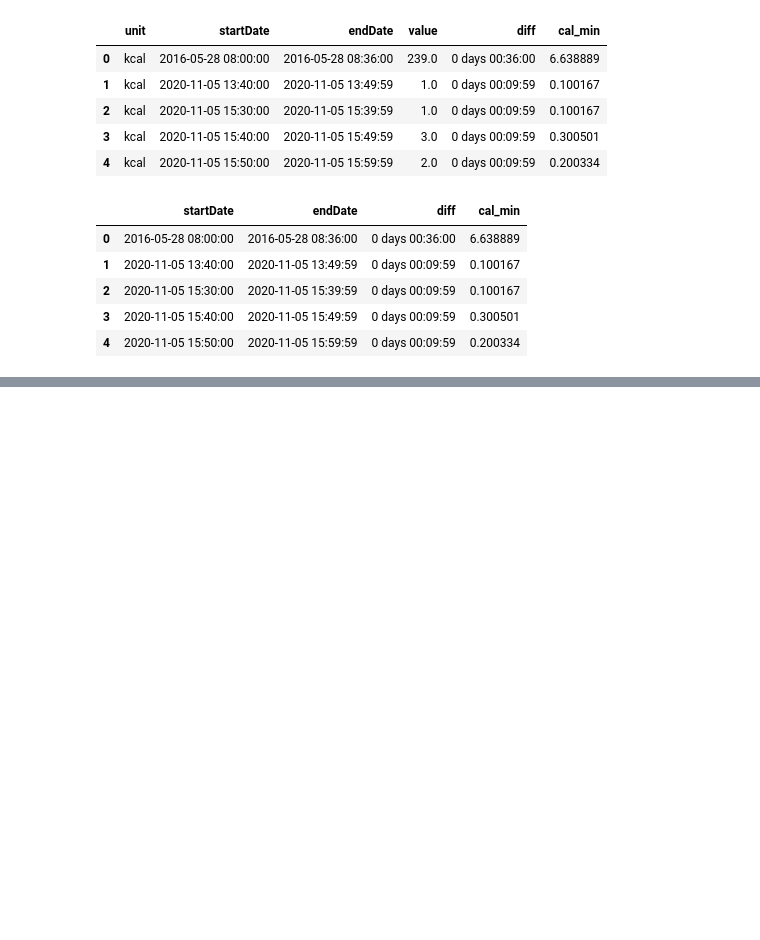
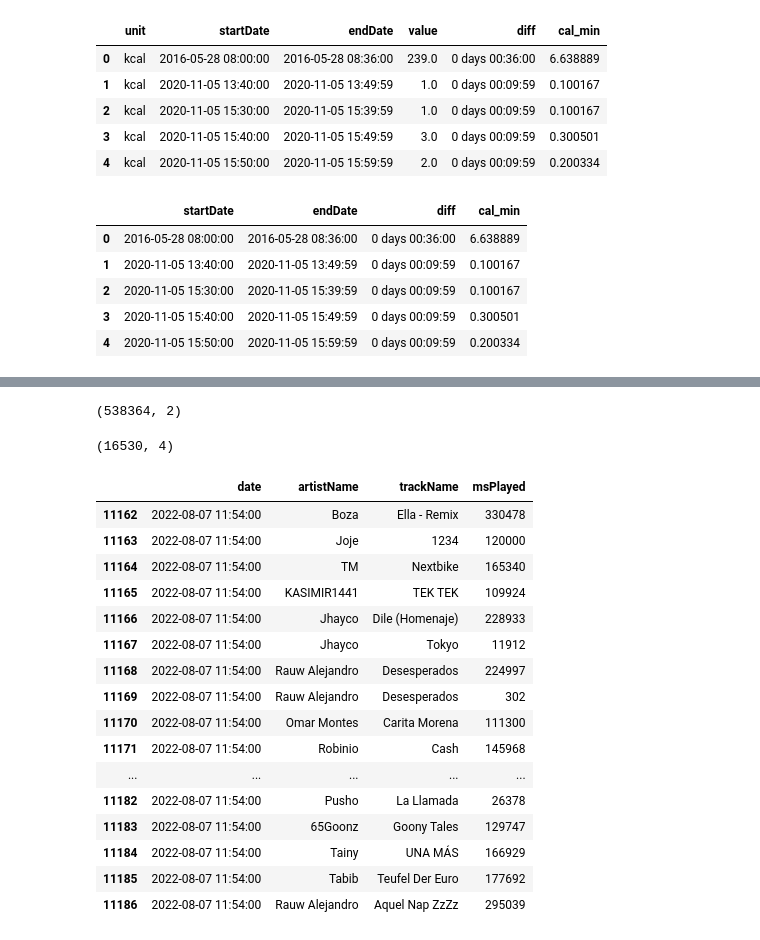
Before and after one commit to mariamino/Music_to_burn_calories_Final_Project, a Jupyter notebook: jupyter/Apple cal.ipynb, the cells around one changed output, grey strips where cells are left out. Saved outputs shown, nothing was run; the diff lists cells and outputs as text; code cells hidden in the pictures; blank space fills up the shorter version.

```diff
--- a/jupyter/Apple cal.ipynb
+++ b/jupyter/Apple cal.ipynb
@@ -121,0 +123,2 @@ IndexingError: Unalignable boolean Series provided as indexer (index of the bool
+# %%
+music2 = pd.read_json('../../proyecto_final/data/mydataspotify/StreamingHistory1.json')
@@ -121,0 +129,2 @@ IndexingError: Unalignable boolean Series provided as indexer (index of the bool
+# %%
+music = pd.concat([mus, music2], axis=0, ignore_index=True)
@@ -121,0 +135,4 @@ IndexingError: Unalignable boolean Series provided as indexer (index of the bool
+# %%
+music.rename(columns={'endTime':'date'}, inplace=True)
+# %%
+music = music.astype({'date': 'datetime64[ns]'})
@@ -121,0 +152,28 @@ IndexingError: Unalignable boolean Series provided as indexer (index of the bool
+# %%
+df.shape
+# %% [output]
+(538364, 2)
+# %%
+music.shape
+# %% [output]
+(16530, 4)
+# %%
+music.loc[music['date']=='2022-08-07 11:54:00']
+# %% [output]
+|  | date | artistName | trackName | msPlayed |
+| 11162 | 2022-08-07 11:54:00 | Boza | Ella - Remix | 330478 |
+| 11163 | 2022-08-07 11:54:00 | Joje | 1234 | 120000 |
+| 11164 | 2022-08-07 11:54:00 | TM | Nextbike | 165340 |
+| 11165 | 2022-08-07 11:54:00 | KASIMIR1441 | TEK TEK | 109924 |
+| 11166 | 2022-08-07 11:54:00 | Jhayco | Dile (Homenaje) | 228933 |
+| 11167 | 2022-08-07 11:54:00 | Jhayco | Tokyo | 11912 |
+| 11168 | 2022-08-07 11:54:00 | Rauw Alejandro | Desesperados | 224997 |
+| 11169 | 2022-08-07 11:54:00 | Rauw Alejandro | Desesperados | 302 |
+| 11170 | 2022-08-07 11:54:00 | Omar Montes | Carita Morena | 111300 |
+| 11171 | 2022-08-07 11:54:00 | Robinio | Cash | 145968 |
+| ... | ... | ... | ... | ... |
+| 11182 | 2022-08-07 11:54:00 | Pusho | La Llamada | 26378 |
+| 11183 | 2022-08-07 11:54:00 | 65Goonz | Goony Tales | 129747 |
+| 11184 | 2022-08-07 11:54:00 | Tainy | UNA MÁS | 166929 |
+| 11185 | 2022-08-07 11:54:00 | Tabib | Teufel Der Euro | 177692 |
+| 11186 | 2022-08-07 11:54:00 | Rauw Alejandro | Aquel Nap ZzZz | 295039 |
```
Also changed, not shown: parts of 84 cells of this notebook, 4 other files.
